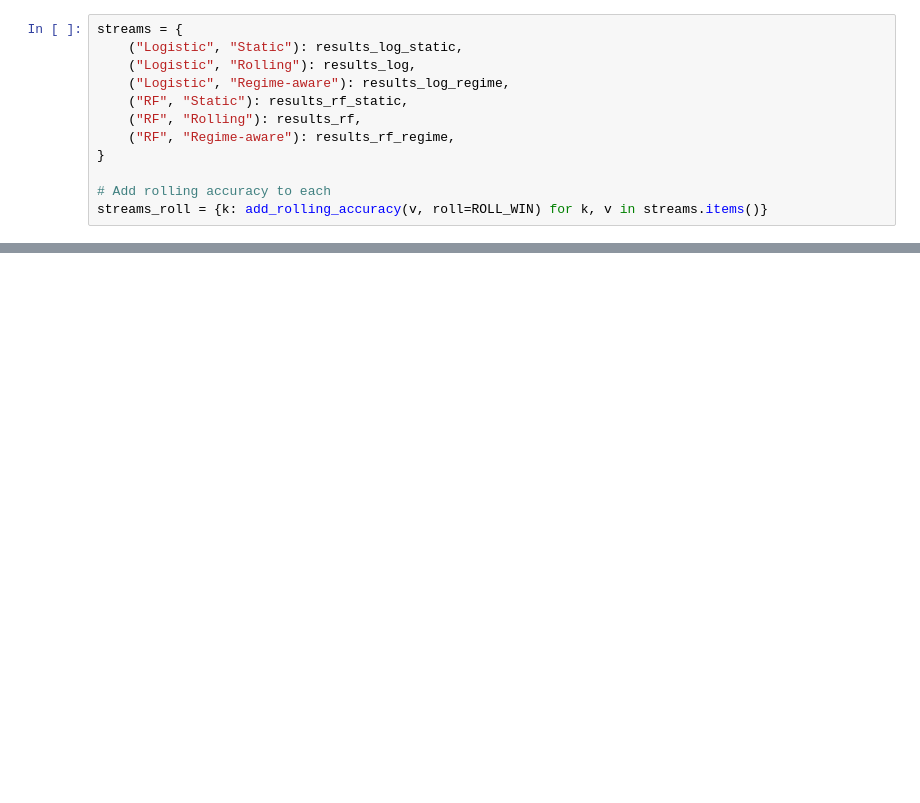
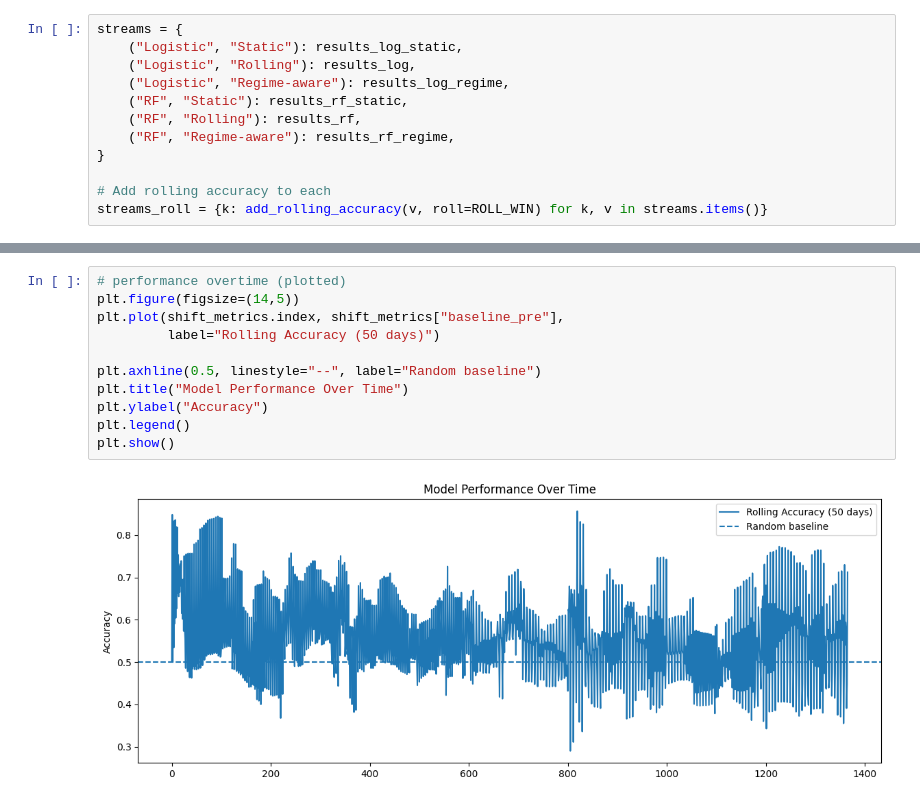
Before and after one commit to dhritiburugupalli/regime-adaptability, a Jupyter notebook: regime_adaptability.ipynb, the cells around one changed output, grey strips where cells are left out. Cells and saved outputs as stored; diff of their text form; blank space fills up the shorter version.

```diff
--- a/regime_adaptability.ipynb
+++ b/regime_adaptability.ipynb
@@ -977,3 +970,16 @@ shift_metrics.head()
+# %%
+# performance overtime (plotted)
+plt.figure(figsize=(14,5))
+plt.plot(shift_metrics.index, shift_metrics["baseline_pre"],
+         label="Rolling Accuracy (50 days)")
+
+plt.axhline(0.5, linestyle="--", label="Random baseline")
+plt.title("Model Performance Over Time")
+plt.ylabel("Accuracy")
+plt.legend()
+plt.show()
+# %% [output]
+[figure, added]
 # %%
 # the summary results table
 summary_metrics = (shift_metrics
```
Also changed, not shown: parts of 44 cells of this notebook.
